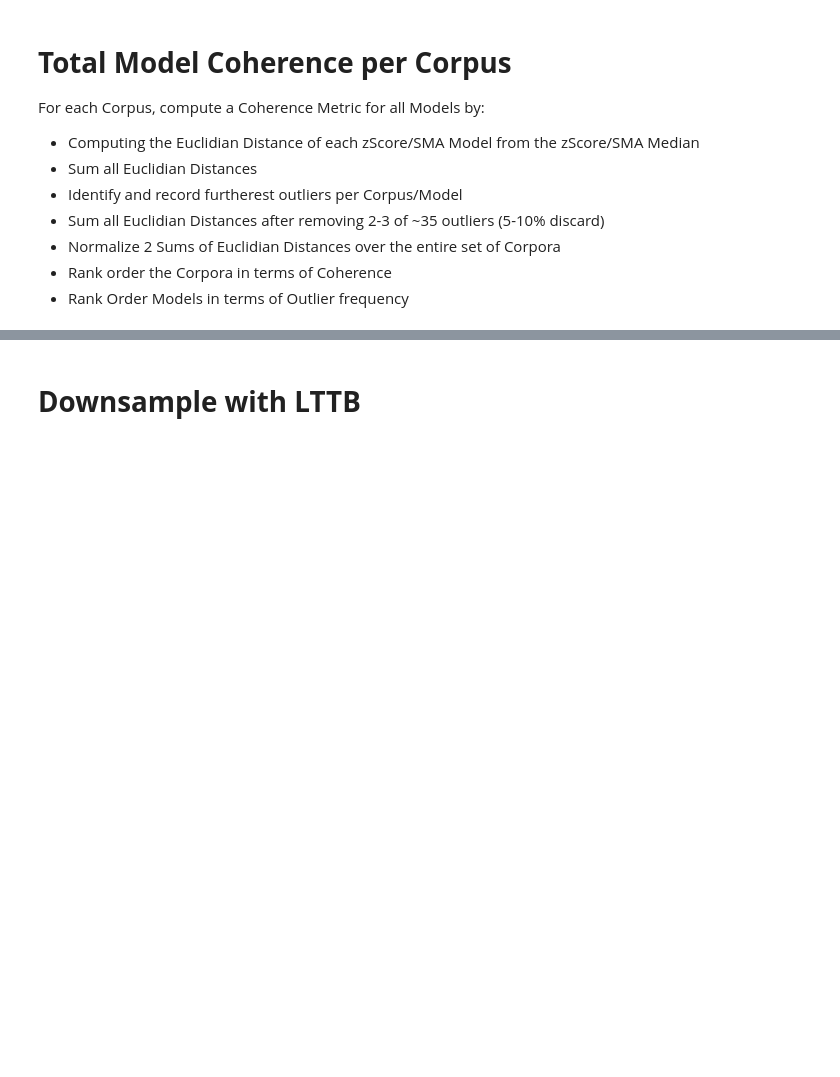
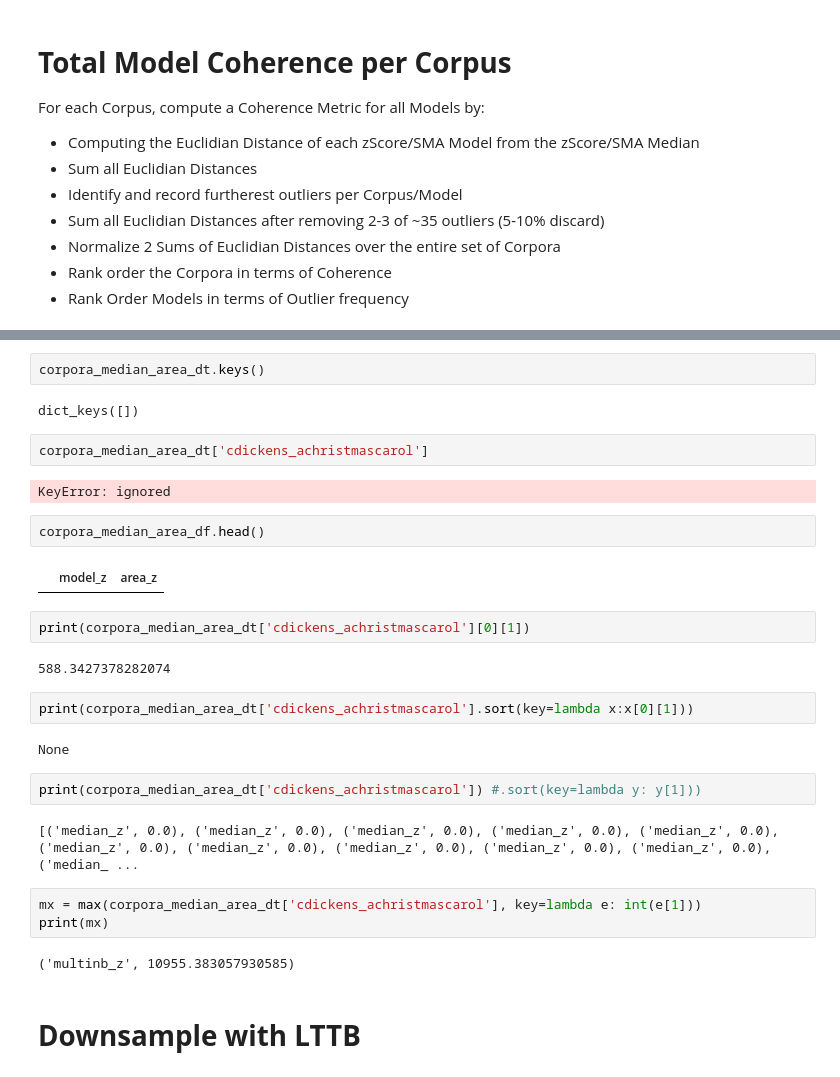
Before and after one commit to jon-chun/sentimentarcs, a Jupyter notebook: sentimentarcs_part7_join_norm.ipynb, the cells around one changed output, grey strips where cells are left out. Cells and saved outputs as stored; diff of their text form; blank space fills up the shorter version.

```diff
--- a/sentimentarcs_part7_join_norm.ipynb
+++ b/sentimentarcs_part7_join_norm.ipynb
@@ -998,3 +1154,32 @@ for i, acorpus in enumerate(corpora_ls):
+# %%
+corpora_median_area_dt.keys()
+# %% [output]
+dict_keys([])
+# %%
+corpora_median_area_dt['cdickens_achristmascarol']
+# %% [output]
+KeyError: ignored
+# %%
+corpora_median_area_df.head()
+# %% [output]
+|  | model_z | area_z |
+# %%
+print(corpora_median_area_dt['cdickens_achristmascarol'][0][1])
+# %% [output]
+588.3427378282074
+# %%
+print(corpora_median_area_dt['cdickens_achristmascarol'].sort(key=lambda x:x[0][1]))
+# %% [output]
+None
+# %%
+print(corpora_median_area_dt['cdickens_achristmascarol']) #.sort(key=lambda y: y[1]))
+# %% [output]
+[('median_z', 0.0), ('median_z', 0.0), ('median_z', 0.0), ('median_z', 0.0), ('median_z', 0.0), ('median_z', 0.0), ('median_z', 0.0), ('median_z', 0.0), ('median_z', 0.0), ('median_z', 0.0), ('median_ ...
+# %%
+mx = max(corpora_median_area_dt['cdickens_achristmascarol'], key=lambda e: int(e[1]))
+print(mx)
+# %% [output]
+('multinb_z', 10955.383057930585)
 # %% [markdown]
 # **Downsample with LTTB**
 # %% [markdown]
```
Also changed, not shown: parts of 15 cells of this notebook.
